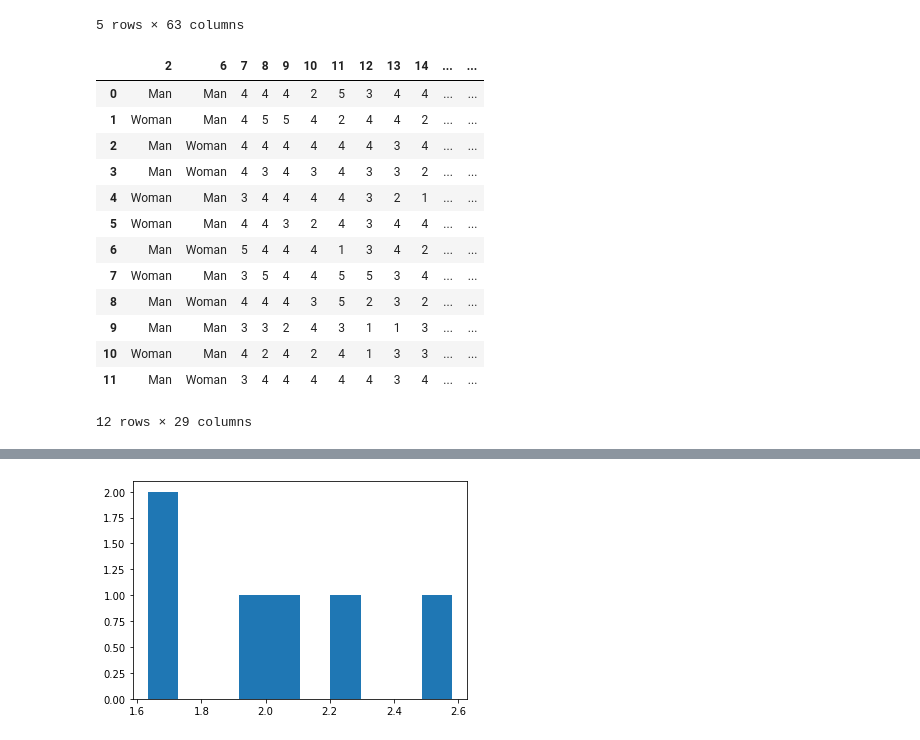
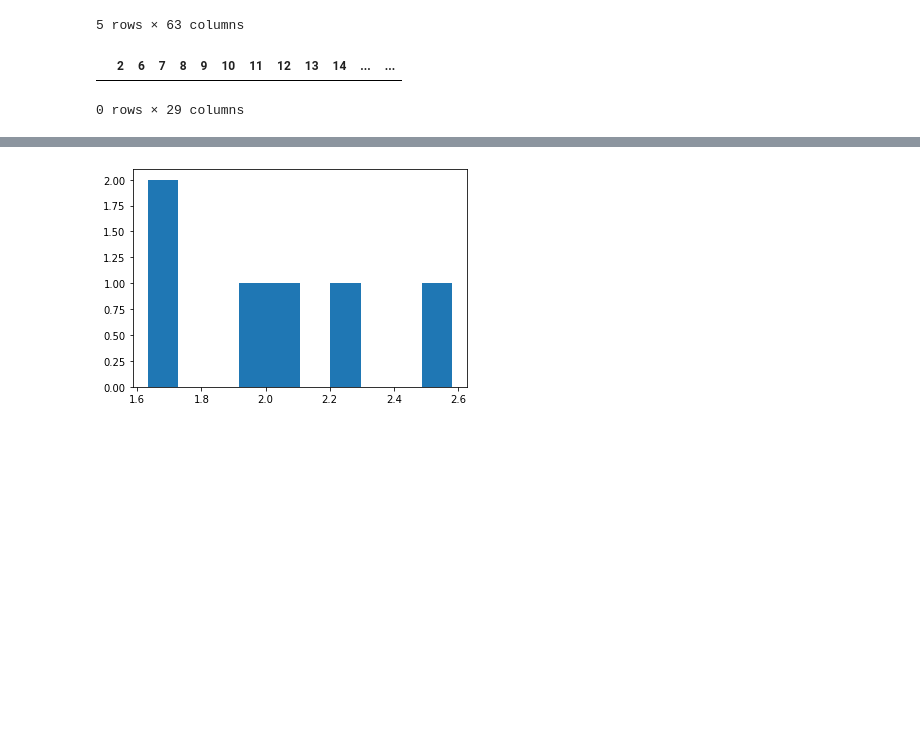
Before and after one commit to daniloldn/First-dates-, a Jupyter notebook: WDSSxRAG_First_Dates.ipynb, the cells around one changed output, grey strips where cells are left out. Saved outputs shown, nothing was run; the diff lists cells and outputs as text; code cells hidden in the pictures; blank space fills up the shorter version.

```diff
--- a/WDSSxRAG_First_Dates.ipynb
+++ b/WDSSxRAG_First_Dates.ipynb
@@ -88,30 +149,33 @@ def get_gender_data(raw):
 
 # Format: dataframe.loc[dataframe[column_index1]==some_value & dataframe[column_index2]==some_other_value, etc.]
 
-rom_23_1on1_sy = df.loc[(df[3] == "Wednesday, 23rd Nov")
-                   & (df[4] == "Romantic Date")
-                   & (df[5] == "One-on-one date")
-                   & (df[62] == "Same year as me")]
-
-rom_23_1on1_op = df.loc[(df[3] == "Wednesday, 23rd Nov")
+rom_23_1on1 = df.loc[(df[3] == "Wednesday, 23rd Nov")
                    & (df[4] == "Romantic Date")
                    & (df[5] == "One-on-one date")]
+
+rom_23_doub = df.loc[(df[3] == "Wednesday, 23rd Nov")
+                   & (df[4] == "Romantic Date")
+                   & (df[5] == "Double date (Matched with another date pair)")]
 
 friend_23 = df.loc[(df[3] == "Wednesday, 23rd Nov")
                    & (df[4] == "Friend Date")]
 
+rom_24_1on1 = df.loc[(df[3] == "Thursday, 24th Nov")
+                   & (df[4] == "Romantic Date")
+                   & (df[5] == "One-on-one date")]
+
 friend_24 = df.loc[(df[3] == "Thursday, 24th Nov")
                    & (df[4] == "Friend Date")]
 
-#rom_23_1on1_sy = rom_23_1on1_sy.drop([56,58,59], axis=0)
+#rom_23_1on1 = rom_23_1on1.drop([56,58,59], axis=0)
 friend_23 = friend_23.drop([2], axis=0)
 # Find the number of rows in the dataframe and indicate which are odd
 print ("Number of rows:", friend_23.shape[0])
 
 # Only for rom data
-#get_gender_data(rom_23_1on1_sy)
+#get_gender_data(rom_23_1on1_op)
 #friend_23.head()
-rom_23_1on1_sy.head()
+rom_23_1on1.head()
 # %% [output]
 Number of rows: 10
 |  | 0 | 1 | 2 | 3 | 4 | 5 | 6 | 7 | 8 | 9 | ... | ... |
@@ -124,28 +188,16 @@ Number of rows: 10
 # %%
 # For romantic date matching
 def get_matching_rom_data(dataframe):
   dataframe = dataframe.dropna(how='any') # Drop empty rows
   dataframe = dataframe.sample(frac=1).reset_index(drop=True) # Randomly shuffle data
   for col in ([0,1,3,4,5] + list(range(34,63))):
     dataframe = dataframe.drop(col,axis=1)
 
   return dataframe
-get_matching_rom_data(rom_24_1on1)
+get_matching_rom_data(rom_23_1on1)
 # %% [output]
 |  | 2 | 6 | 7 | 8 | 9 | 10 | 11 | 12 | 13 | 14 | ... | ... |
-| 0 | Man | Man | 4 | 4 | 4 | 2 | 5 | 3 | 4 | 4 | ... | ... |
-| 1 | Woman | Man | 4 | 5 | 5 | 4 | 2 | 4 | 4 | 2 | ... | ... |
-| 2 | Man | Woman | 4 | 4 | 4 | 4 | 4 | 4 | 3 | 4 | ... | ... |
-| 3 | Man | Woman | 4 | 3 | 4 | 3 | 4 | 3 | 3 | 2 | ... | ... |
-| 4 | Woman | Man | 3 | 4 | 4 | 4 | 4 | 3 | 2 | 1 | ... | ... |
-| 5 | Woman | Man | 4 | 4 | 3 | 2 | 4 | 3 | 4 | 4 | ... | ... |
-| 6 | Man | Woman | 5 | 4 | 4 | 4 | 1 | 3 | 4 | 2 | ... | ... |
-| 7 | Woman | Man | 3 | 5 | 4 | 4 | 5 | 5 | 3 | 4 | ... | ... |
-| 8 | Man | Woman | 4 | 4 | 4 | 3 | 5 | 2 | 3 | 2 | ... | ... |
-| 9 | Man | Man | 3 | 3 | 2 | 4 | 3 | 1 | 1 | 3 | ... | ... |
-| 10 | Woman | Man | 4 | 2 | 4 | 2 | 4 | 1 | 3 | 3 | ... | ... |
-| 11 | Man | Woman | 3 | 4 | 4 | 4 | 4 | 4 | 3 | 4 | ... | ... |
-12 rows × 29 columns
+0 rows × 29 columns
 # %%
 # For friend date matching
 # Remove columns not relevant to the pair matching algorithm
```
Also changed, not shown: parts of 8 cells of this notebook.
